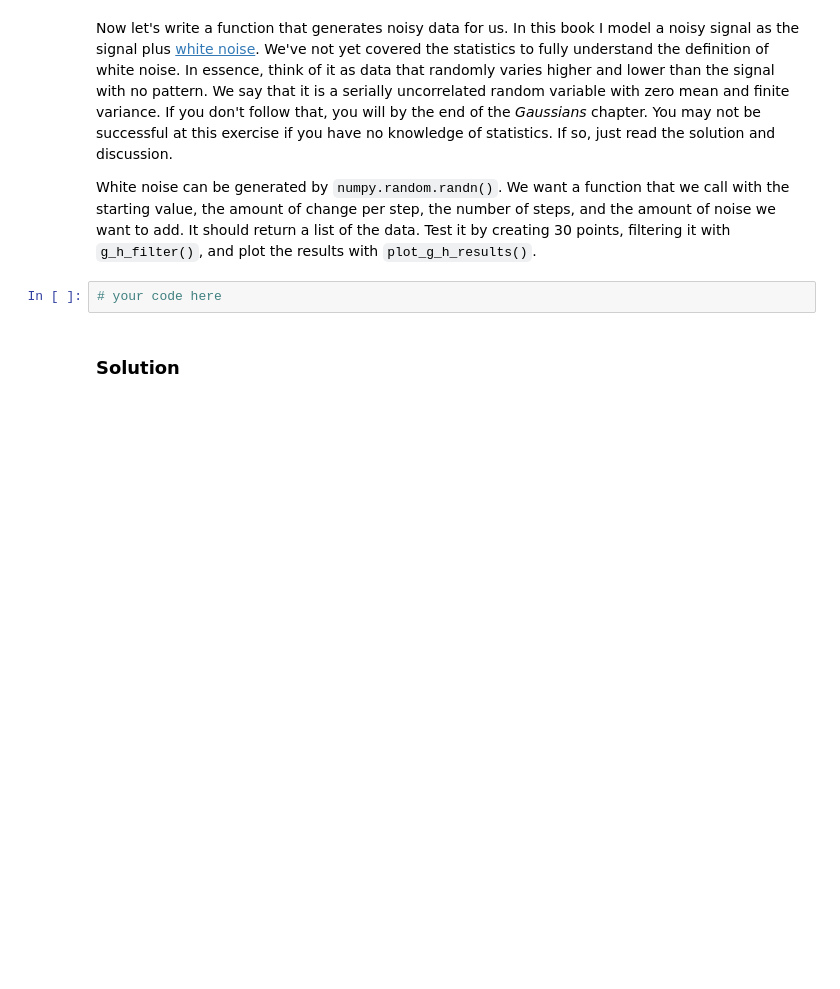
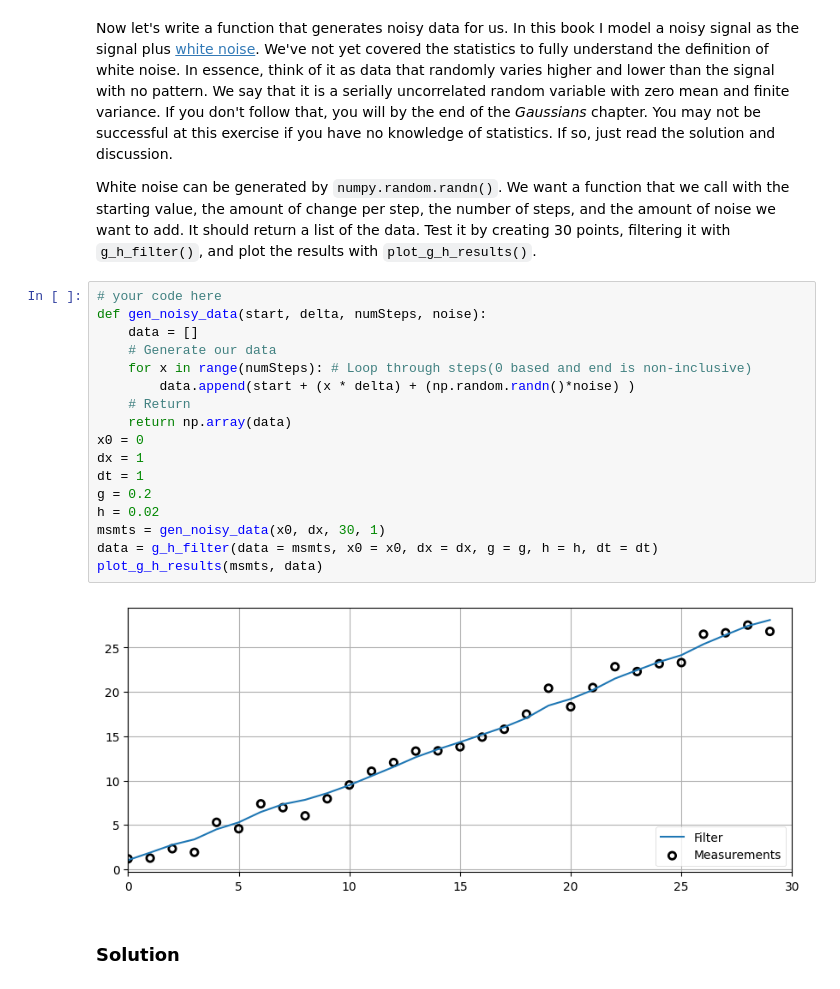
Before and after one commit to PeterMatthewKohler/Kalman-and-Bayesian-Filters-in-Python, a Jupyter notebook: 01-g-h-filter.ipynb, the cells around one changed output. Cells and saved outputs as stored; diff of their text form; blank space fills up the shorter version.

```diff
--- a/01-g-h-filter.ipynb
+++ b/01-g-h-filter.ipynb
@@ -504,8 +504,25 @@ It is worth seeing how varying $g$ and $h$ affects the results, so we will work
 Now let's write a function that generates noisy data for us. In this book I model a noisy signal as the signal plus [white noise](https://en.wikipedia.org/wiki/White_noise). We've not yet covered the statistics to fully understand the definition of white noise. In essence, think of it as data that randomly varies higher and lower than the signal with no pattern. We say that it is a serially uncorrelated random variable with zero mean and finite variance. If you don't follow that, you will by the end of the *Gaussians* chapter. You may not be successful at this exercise if you have no knowledge of statistics. If so, just read the solution and discussion.
 
 White noise can be generated by `numpy.random.randn()`. We want a function that we call with the starting value, the amount of change per step, the number of steps, and the amount of noise we want to add. It should return a list of the data. Test it by creating 30 points, filtering it with `g_h_filter()`, and plot the results with `plot_g_h_results()`.
-# %%
-# your code here
+# %%
+# your code here
+def gen_noisy_data(start, delta, numSteps, noise):
+    data = []
+    # Generate our data
+    for x in range(numSteps): # Loop through steps(0 based and end is non-inclusive)
+        data.append(start + (x * delta) + (np.random.randn()*noise) )
+    # Return
+    return np.array(data)
+x0 = 0
+dx = 1
+dt = 1
+g = 0.2
+h = 0.02
+msmts = gen_noisy_data(x0, dx, 30, 1)
+data = g_h_filter(data = msmts, x0 = x0, dx = dx, g = g, h = h, dt = dt)
+plot_g_h_results(msmts, data)
+# %% [output]
+[figure, added]
 # %% [markdown]
 ### Solution
 # %%
```
Also changed, not shown: parts of 19 cells of this notebook, 1 other file.
